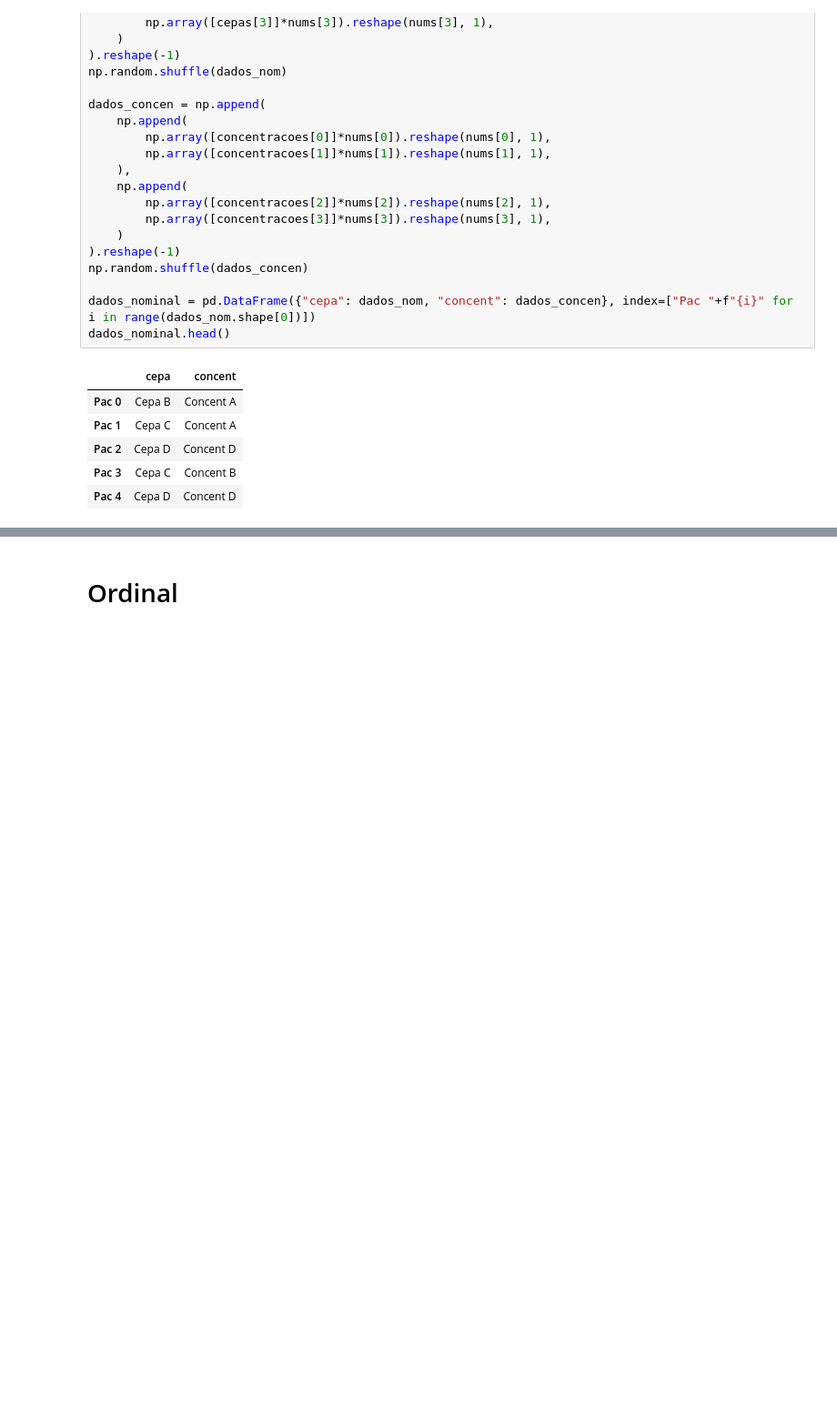
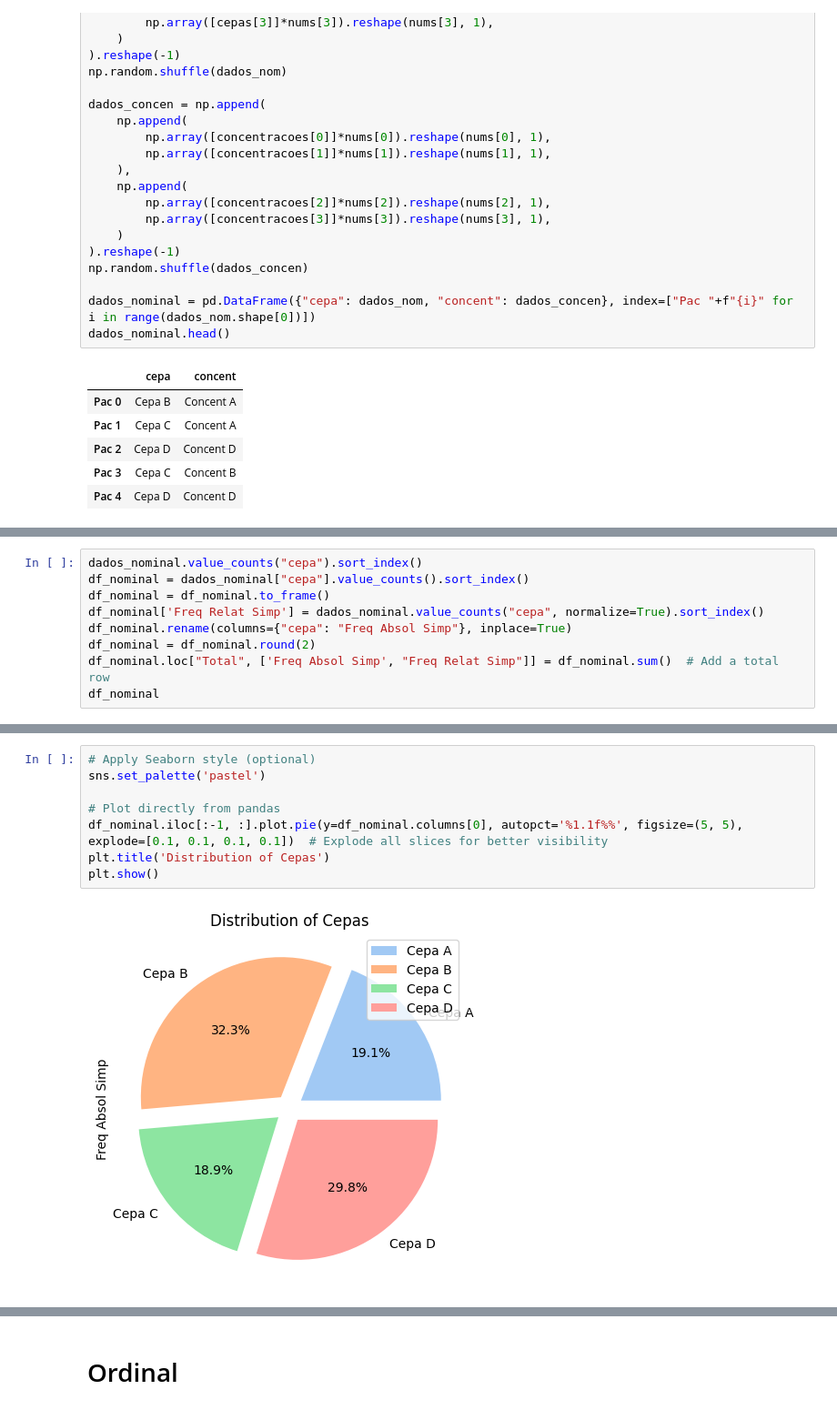
Before and after one commit to Laboratorio-de-Analise-de-Dados/disciplina_python_basico, a Jupyter notebook: dev/script/aulas/práticas/13-VariáveisQualitativas.ipynb, the cells around one changed output, grey strips where cells are left out. Shown at 91% size. Drawn from its saved outputs; the diff is of its cells as text; blank space fills up the shorter version.

```diff
--- a/dev/script/aulas/práticas/13-VariáveisQualitativas.ipynb
+++ b/dev/script/aulas/práticas/13-VariáveisQualitativas.ipynb
@@ -45,0 +55,9 @@ dados_nominal.head()
+# %%
+dados_nominal.value_counts("cepa").sort_index()
+df_nominal = dados_nominal["cepa"].value_counts().sort_index()
+df_nominal = df_nominal.to_frame()
+df_nominal['Freq Relat Simp'] = dados_nominal.value_counts("cepa", normalize=True).sort_index()
+df_nominal.rename(columns={"cepa": "Freq Absol Simp"}, inplace=True)
+df_nominal = df_nominal.round(2)
+df_nominal.loc["Total", ['Freq Absol Simp', "Freq Relat Simp"]] = df_nominal.sum()  # Add a total row
+df_nominal
@@ -45,0 +79,10 @@ dados_nominal.head()
+# %%
+# Apply Seaborn style (optional)
+sns.set_palette('pastel')
+
+# Plot directly from pandas
+df_nominal.iloc[:-1, :].plot.pie(y=df_nominal.columns[0], autopct='%1.1f%%', figsize=(5, 5), explode=[0.1, 0.1, 0.1, 0.1])  # Explode all slices for better visibility
+plt.title('Distribution of Cepas')
+plt.show()
+# %% [output]
+[figure, added]
```
Also changed, not shown: parts of 16 cells of this notebook, 3 other files.
